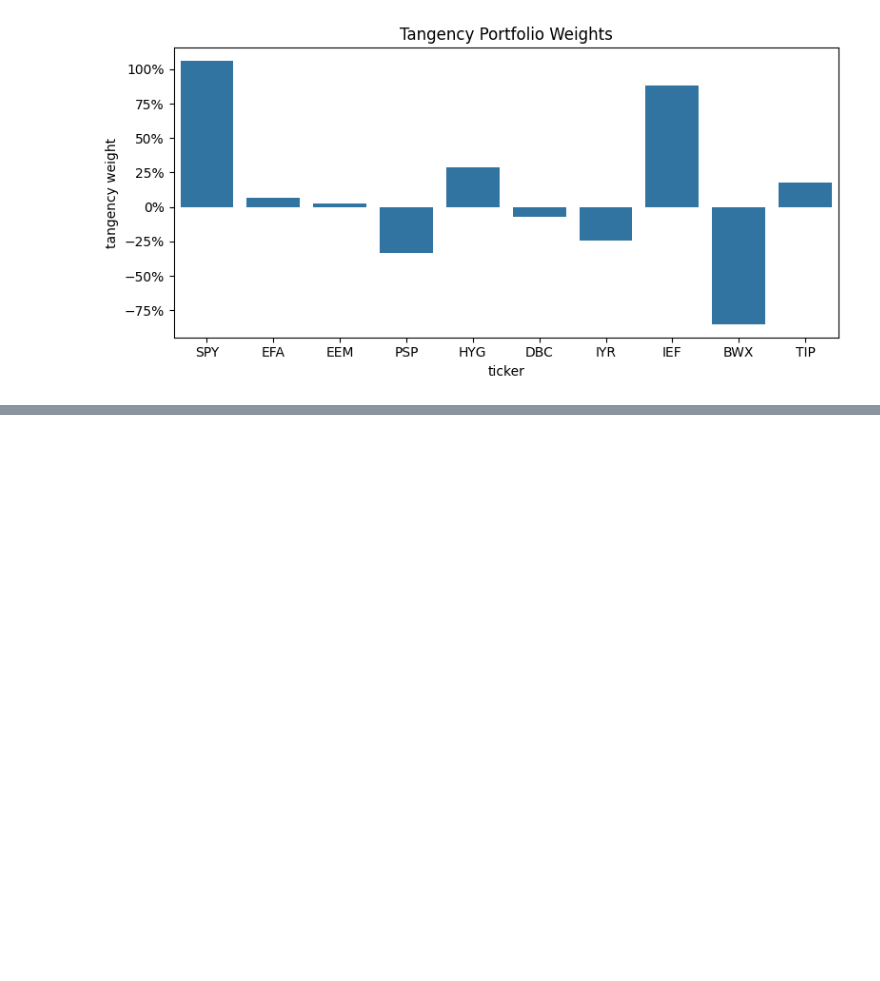
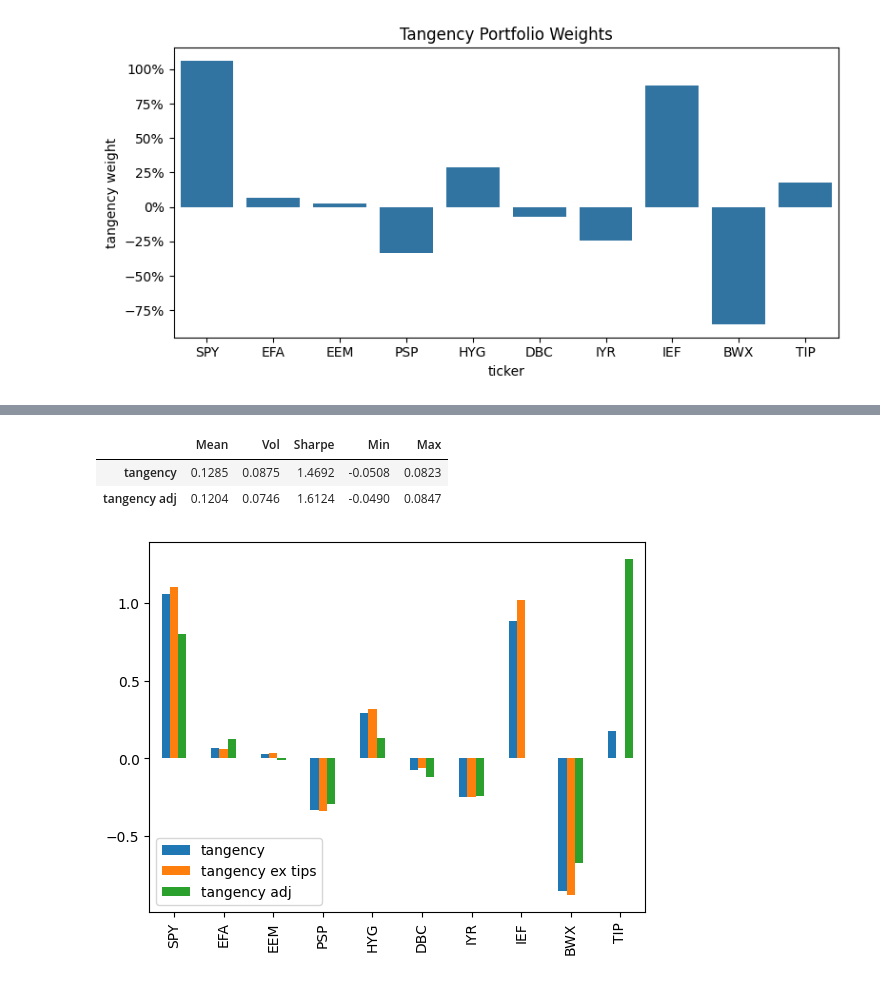
Before and after one commit to sidsahacodes/finm36700, a Jupyter notebook: 2. MVO_Sid.ipynb, the cells around one changed output, grey strips where cells are left out. Cells and saved outputs as stored; diff of their text form; code cells hidden in the pictures; blank space fills up the shorter version.

```diff
--- a/2. MVO_Sid.ipynb
+++ b/2. MVO_Sid.ipynb
@@ -294,0 +356,8 @@ plt.show()
+# %%
+retsx_tan = pd.DataFrame(retsx @ wts['tangency'], columns=['tangency'])
+mets_tan = performanceMetrics(pd.concat([retsx, retsx_tan], axis=1), annualization=12)
+sorted_df = mets_tan.sort_values('Sharpe', ascending=False)
+to_highlight = ['tangency']
+
+# Simply display the sorted table
+sorted_df
@@ -294,0 +387,36 @@ plt.show()
+# %%
+# --- Start from your existing objects: retsx (asset return matrix), wts (weights), mets_tan (baseline metrics)
+
+# 1) baseline weights column already present
+wts_adj = wts[['tangency']].copy()
+
+# 2) No-TIPS tangency weights
+#    Drop TIP from returns universe, compute weights, then add TIP back as 0 so columns/plots align
+w_no_tips = tangency_weights(retsx.drop(columns=['TIP']))
+wts_adj['tangency ex tips'] = w_no_tips.reindex(retsx.columns).fillna(0.0)
+
+# 3) Bump TIPS expected return by +0.0012 (per period)
+TIPS_ADJ = 0.0012  # if your returns are monthly, this is +0.12% per month
+
+retsx_adj = retsx.copy()
+retsx_adj['TIP'] = retsx_adj['TIP'] + TIPS_ADJ
+
+# Recompute tangency with the adjusted TIPS mean
+wts_adj['tangency adj'] = tangency_weights(retsx_adj)
+
+# --- Quick bar plot of weights across scenarios (optional)
+wts_adj.plot.bar()
+
+# --- Compute portfolio returns & metrics for the adjusted scenario
+retsx_tan_adj = pd.DataFrame(retsx_adj @ wts_adj['tangency adj'], columns=['tangency adj'])
+
+# If performanceMetrics expects a DataFrame, pass a DataFrame (not a Series)
+mets_adj = performanceMetrics(retsx_adj @ wts_adj[['tangency adj']], annualization=12)
+
+# --- Compare baseline tangency vs adjusted tangency
+pd.concat([mets_tan.loc[['tangency']], mets_adj])
+# %% [output]
+|  | Mean | Vol | Sharpe | Min | Max |
+| tangency | 0.1285 | 0.0875 | 1.4692 | -0.0508 | 0.0823 |
+| tangency adj | 0.1204 | 0.0746 | 1.6124 | -0.0490 | 0.0847 |
+[figure, added]
```
Also changed, not shown: parts of 16 cells of this notebook.
